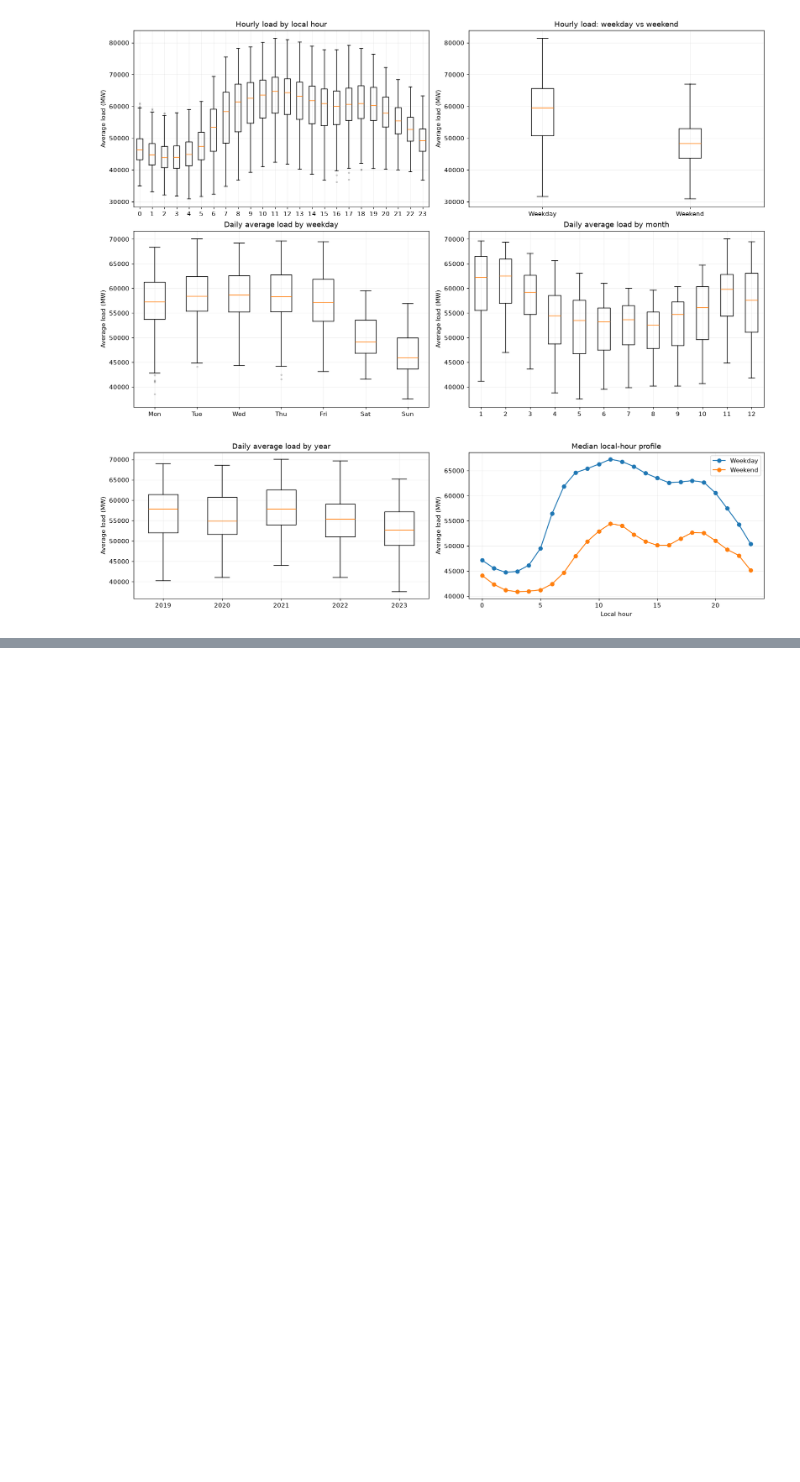
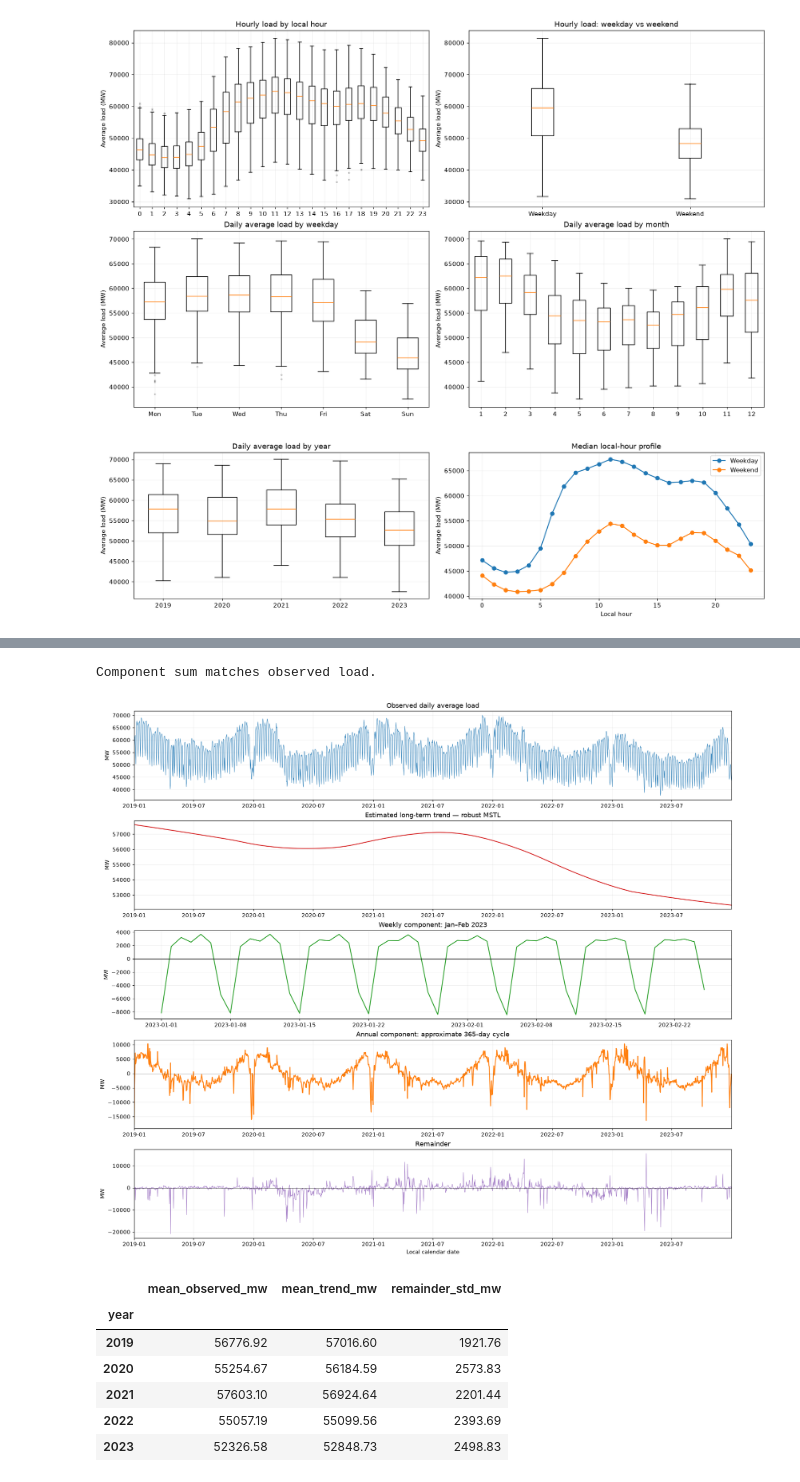
Before and after one commit to WanuelMirth/electricity-reg-germany, a Jupyter notebook: notebooks/02_outlier_analysis.ipynb, the cells around one changed output, grey strips where cells are left out. Saved outputs shown, nothing was run; the diff lists cells and outputs as text; code cells hidden in the pictures; blank space fills up the shorter version.

```diff
--- a/notebooks/02_outlier_analysis.ipynb
+++ b/notebooks/02_outlier_analysis.ipynb
@@ -274,0 +234,55 @@ daily: largest distances outside contextual IQR bounds
+# %%
+from statsmodels.tsa.seasonal import MSTL
+
+seasonal_fit = MSTL(daily_load, periods=(7, 365), stl_kwargs={'robust': True}).fit()
+seasonal_components = seasonal_fit.seasonal
+if not isinstance(seasonal_components, pd.DataFrame) or seasonal_components.shape[1] != 2:
+    raise ValueError('Expected both weekly and annual seasonal components.')
+decomposition = pd.DataFrame({
+    'observed_mw': daily_load,
+    'trend_mw': seasonal_fit.trend,
+    'weekly_mw': seasonal_components.iloc[:, 0],
+    'annual_mw': seasonal_components.iloc[:, 1],
+    'remainder_mw': seasonal_fit.resid,
+})
+reconstructed_load = decomposition[
+    ['trend_mw', 'weekly_mw', 'annual_mw', 'remainder_mw']
+].sum(axis=1)
+np.testing.assert_allclose(reconstructed_load, daily_load, rtol=1e-10, atol=1e-8)
+print('Component sum matches observed load.')
+
+fig, axes = plt.subplots(5, 1, figsize=(16, 14), constrained_layout=True)
+axes[0].plot(decomposition.index, decomposition.observed_mw, linewidth=0.6)
+axes[0].set(title='Observed daily average load', ylabel='MW')
+axes[1].plot(decomposition.index, decomposition.trend_mw, color='tab:red')
+axes[1].set(title='Estimated long-term trend — robust MSTL', ylabel='MW')
+weekly_zoom = decomposition.loc['2023-01-01':'2023-02-25', 'weekly_mw']
+axes[2].plot(weekly_zoom.index, weekly_zoom, color='tab:green')
+axes[2].set(title='Weekly component: Jan–Feb 2023', ylabel='MW')
+axes[3].plot(decomposition.index, decomposition.annual_mw, color='tab:orange')
+axes[3].set(title='Annual component: approximate 365-day cycle', ylabel='MW')
+axes[4].plot(decomposition.index, decomposition.remainder_mw, linewidth=0.6, color='tab:purple')
+axes[4].set(title='Remainder',
+            xlabel='Local calendar date', ylabel='MW')
+for ax in axes[2:]:
+    ax.axhline(0, color='black', linewidth=0.6)
+for ax in [axes[0], axes[1], axes[3], axes[4]]:
+    ax.set_xlim(daily_load.index.min(), daily_load.index.max())
+plt.show()
+
+decomposition_yearly = decomposition.assign(year=decomposition.index.year).groupby('year').agg(
+    mean_observed_mw=('observed_mw', 'mean'),
+    mean_trend_mw=('trend_mw', 'mean'),
+    remainder_std_mw=('remainder_mw', 'std'),
+)
+display(decomposition_yearly.round(2))
+# %% [output]
+Component sum matches observed load.
+[figure, added]
+|  | mean_observed_mw | mean_trend_mw | remainder_std_mw |
+| year |  |  |  |
+| 2019 | 56776.92 | 57016.60 | 1921.76 |
+| 2020 | 55254.67 | 56184.59 | 2573.83 |
+| 2021 | 57603.10 | 56924.64 | 2201.44 |
+| 2022 | 55057.19 | 55099.56 | 2393.69 |
+| 2023 | 52326.58 | 52848.73 | 2498.83 |
```
Also changed, not shown: parts of 15 cells of this notebook, 1 other file.
